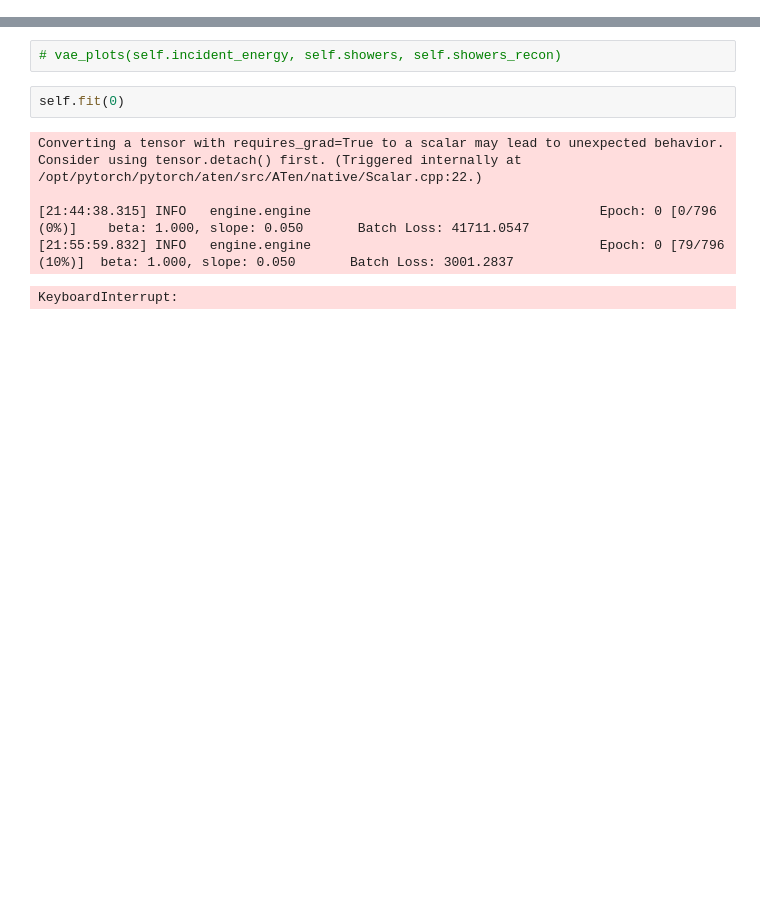
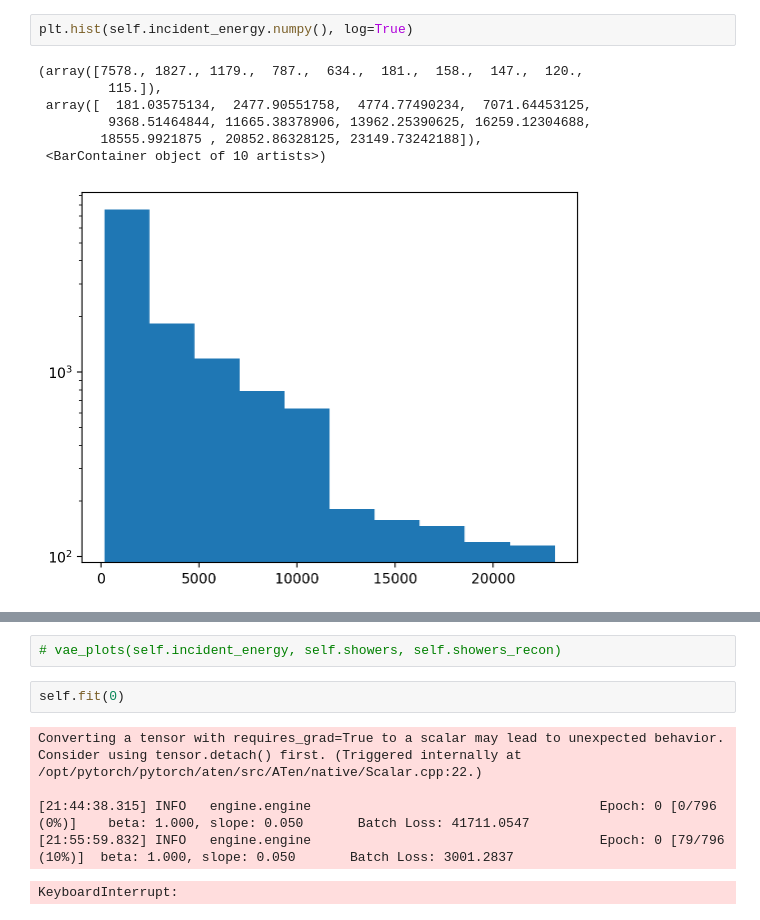
Before and after one commit to QaloSim/CaloQuVAE, a Jupyter notebook: nbJT.ipynb, the cells around one changed output, grey strips where cells are left out. Saved outputs shown, nothing was run; the diff lists cells and outputs as text; blank space fills up the shorter version.

```diff
--- a/nbJT.ipynb
+++ b/nbJT.ipynb
@@ -75,0 +95,10 @@ prior._weight_mask_dict.23 False
+# %%
+plt.hist(self.incident_energy.numpy(), log=True)
+# %% [output]
+(array([7578., 1827., 1179.,  787.,  634.,  181.,  158.,  147.,  120.,
+         115.]),
+ array([  181.03575134,  2477.90551758,  4774.77490234,  7071.64453125,
+         9368.51464844, 11665.38378906, 13962.25390625, 16259.12304688,
+        18555.9921875 , 20852.86328125, 23149.73242188]),
+ <BarContainer object of 10 artists>)
+[figure, added]
```
Also changed, not shown: parts of 6 cells of this notebook.
